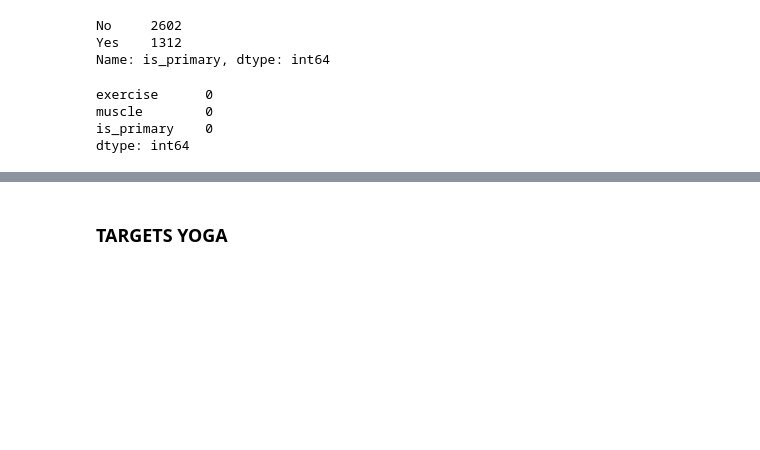
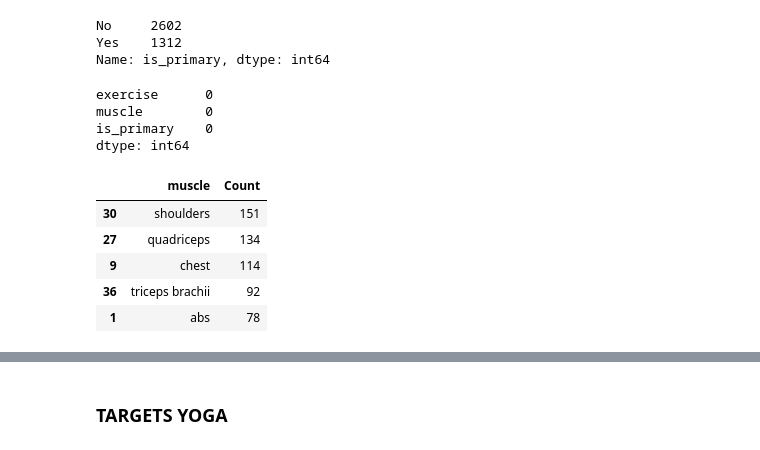
Before and after one commit to imdaredevil/fitness_kg, a Jupyter notebook: Entity Linking/Entity Linking.ipynb, the cells around one changed output, grey strips where cells are left out. Saved outputs shown, nothing was run; the diff lists cells and outputs as text; code cells hidden in the pictures; blank space fills up the shorter version.

```diff
--- a/Entity Linking/Entity Linking.ipynb
+++ b/Entity Linking/Entity Linking.ipynb
@@ -2119,3 +2176,13 @@ dtype: int64
 target_df["relation"] = "TARGETS"
 # %%
 target_df[["exercise", "relation", "muscle", "is_primary"]].to_csv("Data_KG_Creation/rel_TARGETS.csv", index = False)
+# %%
+data_viz = target_df[target_df.is_primary=="Yes"].groupby('muscle')['exercise'].count().reset_index().rename(columns = {"exercise":"Count"}).sort_values("Count", ascending = False).head(10)
+data_viz.head()
+# %% [output]
+|  | muscle | Count |
+| 30 | shoulders | 151 |
+| 27 | quadriceps | 134 |
+| 9 | chest | 114 |
+| 36 | triceps brachii | 92 |
+| 1 | abs | 78 |
```
Also changed, not shown: parts of 11 cells of this notebook, 4 other files.
